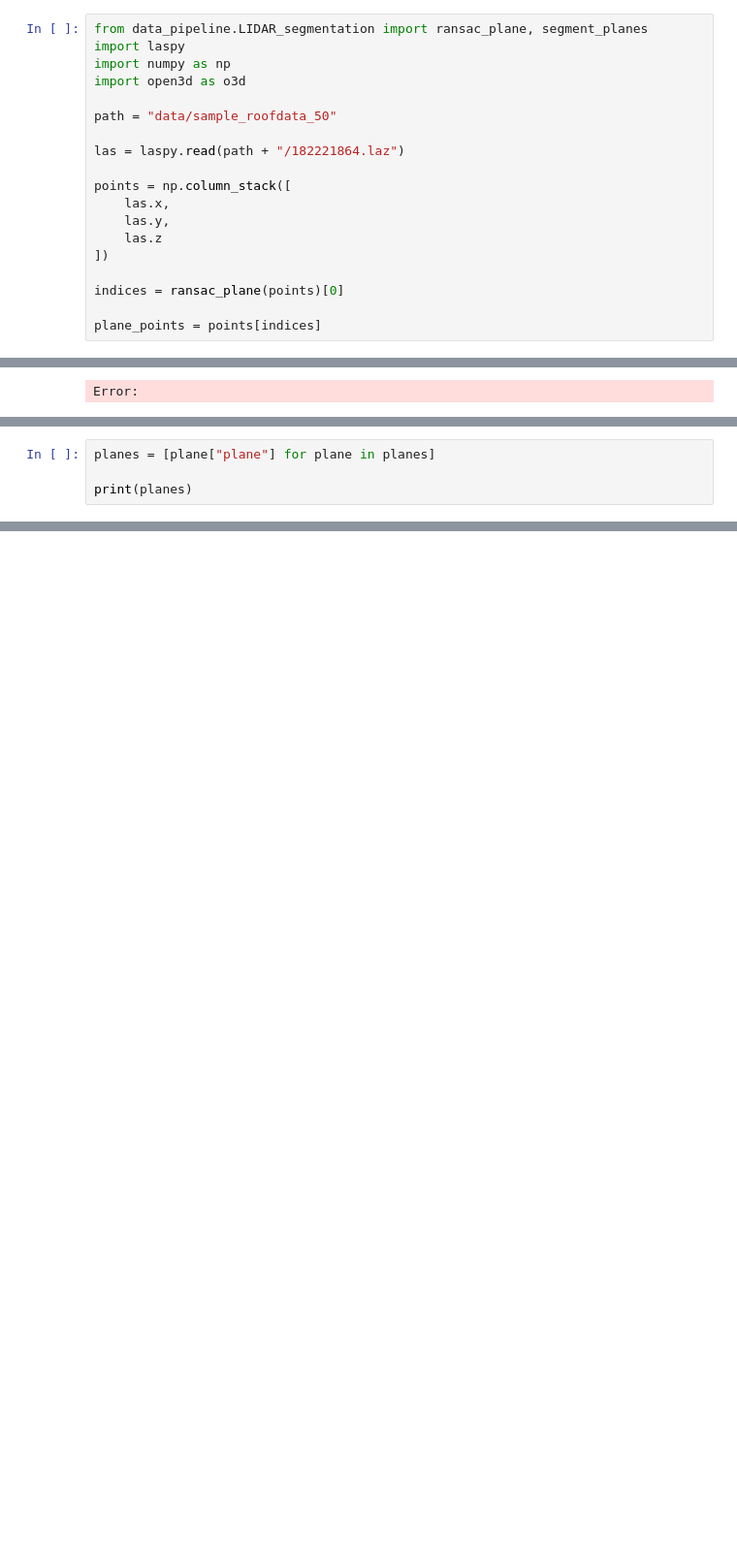
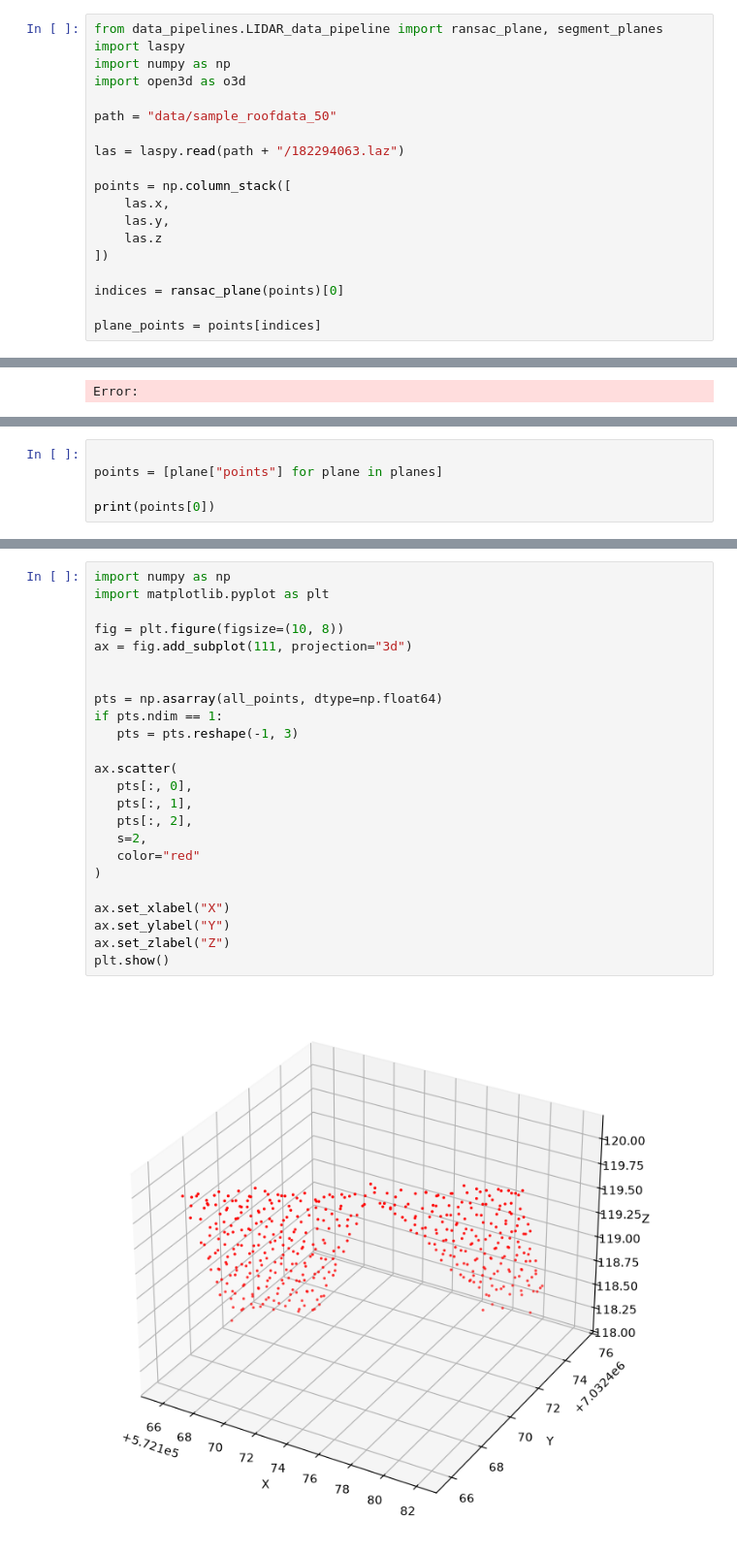
Before and after one commit to Eliashaa/TBA4251-3D-modeling, a Jupyter notebook: RANSAC.ipynb, the cells around one changed output, grey strips where cells are left out. Shown at 97% size. Drawn from its saved outputs; the diff is of its cells as text; blank space fills up the shorter version.

```diff
--- a/RANSAC.ipynb
+++ b/RANSAC.ipynb
@@ -1,12 +1,12 @@
 # %%
-from data_pipeline.LIDAR_segmentation import ransac_plane, segment_planes
+from data_pipelines.LIDAR_data_pipeline import ransac_plane, segment_planes
 import laspy
 import numpy as np
 import open3d as o3d
 
 path = "data/sample_roofdata_50"
 
-las = laspy.read(path + "/182221864.laz")
+las = laspy.read(path + "/182294063.laz")
 
 points = np.column_stack([
     las.x,
@@ -53,5 +34,6 @@ print(planes)
 # %%
-planes = [plane["plane"] for plane in planes]
 
-print(planes)
+points = [plane["points"] for plane in planes]
+
+print(points[0])
 # %% [output]
@@ -75,5 +59,31 @@ o3d.visualization.draw_geometries([pcd_o3d])
 # %% [output]
 (1400, 3) float64
+# %%
+import numpy as np
+import matplotlib.pyplot as plt
+
+fig = plt.figure(figsize=(10, 8))
+ax = fig.add_subplot(111, projection="3d")
+
+
+pts = np.asarray(all_points, dtype=np.float64)
+if pts.ndim == 1:
+   pts = pts.reshape(-1, 3)
+
+ax.scatter(
+   pts[:, 0],
+   pts[:, 1],
+   pts[:, 2],
+   s=2,
+   color="red"
+)
+
+ax.set_xlabel("X")
+ax.set_ylabel("Y")
+ax.set_zlabel("Z")
+plt.show()
+# %% [output]
+[figure, added]
 # %%
 import numpy as np
 import matplotlib.pyplot as plt
```
Also changed, not shown: parts of 4 cells of this notebook, 4 other files.
